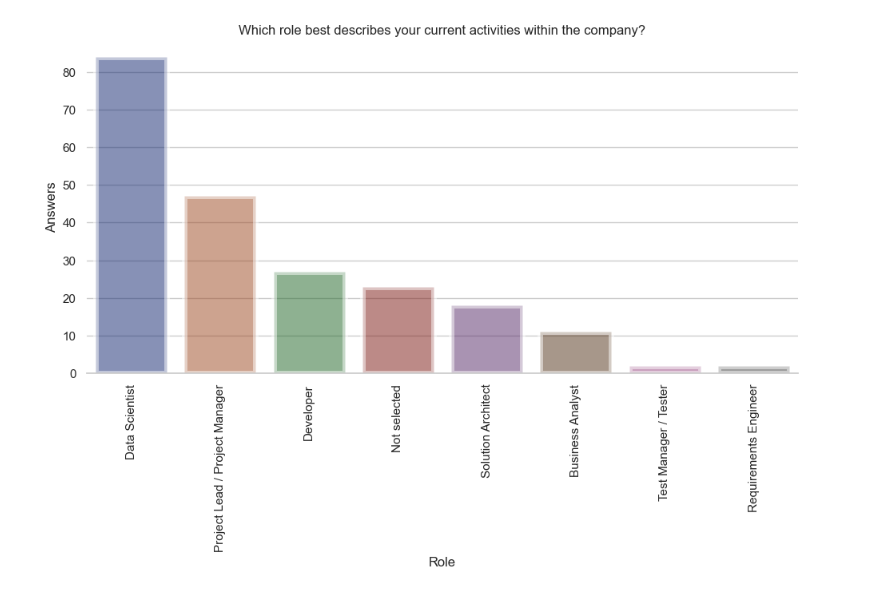
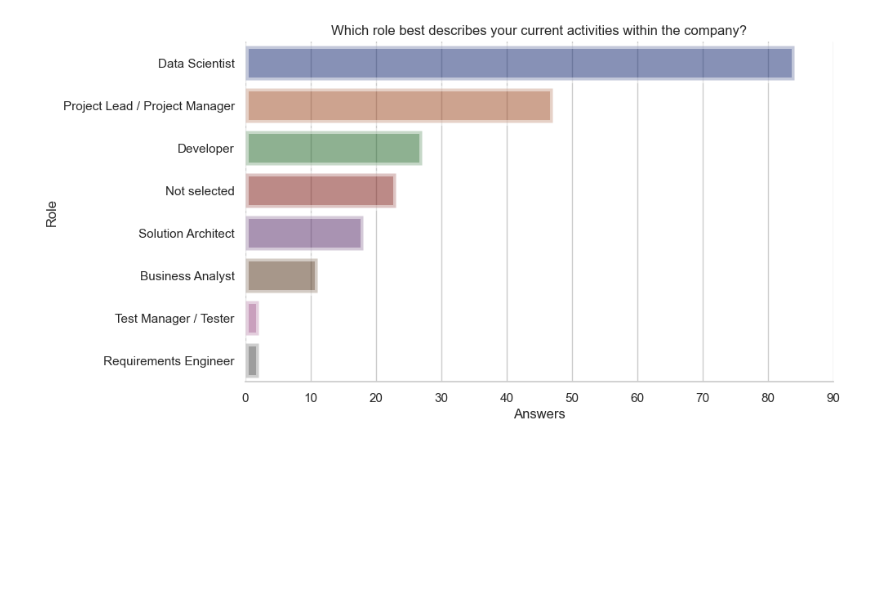
Before and after one commit to Software-Science-Lab-PUC-Rio/napiml-analysis, a Jupyter notebook: Análises/D4.ipynb, the cells around one changed output. Cells and saved outputs as stored; diff of their text form; code cells hidden in the pictures; blank space fills up the shorter version.

```diff
--- a/Análises/D4.ipynb
+++ b/Análises/D4.ipynb
@@ -43,7 +43,7 @@ d4_df= pd.DataFrame(data={'Main Role': rename_values(d4_rename_mapping, indexes)
 #drop all rows that have 'Other, which one?' selected - it will be displayed in other view
 d4_df = d4_df[d4_df['Main Role'] != 'Other']
 # %%
-single_barplot(d4_df, "Main Role", "Answers", title="Which role best describes your current activities within the company?",
-               x_label="Role", y_label="Answers", x_label_rotation=90)
+single_barplot(d4_df, "Answers", "Main Role", title="Which role best describes your current activities within the company?",
+               x_label="Answers", y_label="Role")
 # %% [output]
-[figure, old version]
+[figure, new version]
```
Also changed, not shown: parts of 1 cell of this notebook, 4 other files.
